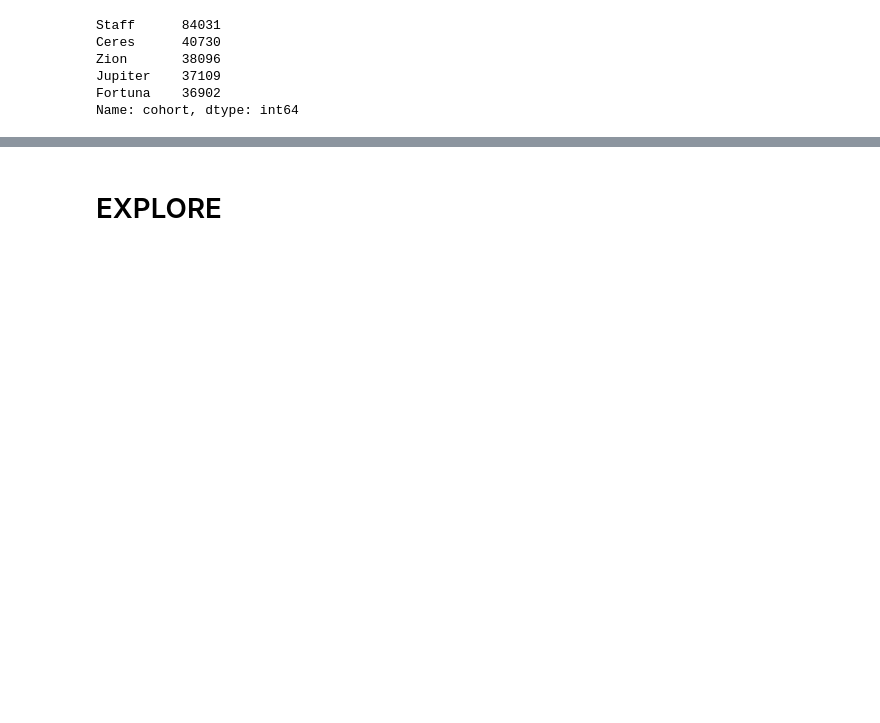
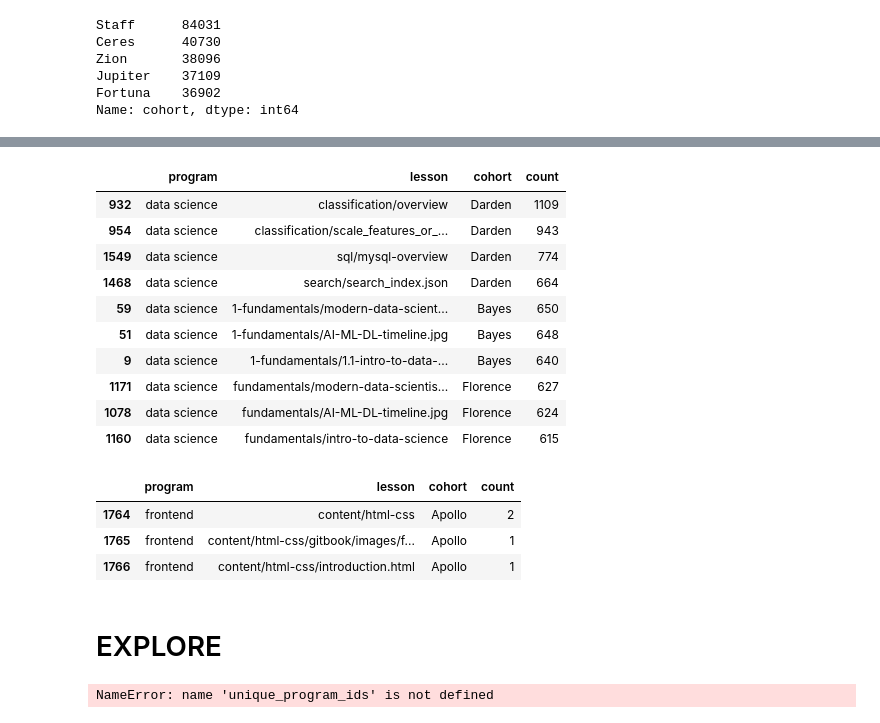
Before and after one commit to Curriculum-Assurance-Team/Curriculum_Engagement_and_Usage_Analysis, a Jupyter notebook: explore_miatta.ipynb, the cells around one changed output, grey strips where cells are left out. Saved outputs shown, nothing was run; the diff lists cells and outputs as text; code cells hidden in the pictures; blank space fills up the shorter version.

```diff
--- a/explore_miatta.ipynb
+++ b/explore_miatta.ipynb
@@ -140,2 +214,29 @@ traffic_df.head()
+# %%
+# Call the function to get top lessons for program
+top_lessons_program_ds = e.get_top_lessons_by_program(logs_df, program='data science')
+"Top Lessons for Program ds:"
+top_lessons_program_ds
+# %% [output]
+|  | program | lesson | cohort | count |
+| 932 | data science | classification/overview | Darden | 1109 |
+| 954 | data science | classification/scale_features_or_... | Darden | 943 |
+| 1549 | data science | sql/mysql-overview | Darden | 774 |
+| 1468 | data science | search/search_index.json | Darden | 664 |
+| 59 | data science | 1-fundamentals/modern-data-scient... | Bayes | 650 |
+| 51 | data science | 1-fundamentals/AI-ML-DL-timeline.jpg | Bayes | 648 |
+| 9 | data science | 1-fundamentals/1.1-intro-to-data-... | Bayes | 640 |
+| 1171 | data science | fundamentals/modern-data-scientis... | Florence | 627 |
+| 1078 | data science | fundamentals/AI-ML-DL-timeline.jpg | Florence | 624 |
+| 1160 | data science | fundamentals/intro-to-data-science | Florence | 615 |
+# %%
+# Call the function to get top lessons for program
+top_lessons_program_fe = e.get_top_lessons_by_program(logs_df, program='frontend')
+"Top Lessons for Program fe:"
+top_lessons_program_fe
+# %% [output]
+|  | program | lesson | cohort | count |
+| 1764 | frontend | content/html-css | Apollo | 2 |
+| 1765 | frontend | content/html-css/gitbook/images/f... | Apollo | 1 |
+| 1766 | frontend | content/html-css/introduction.html | Apollo | 1 |
 # %% [markdown]
 # EXPLORE
@@ -171,0 +243,38 @@ traffic_df.head()
+# %%
+def create_histograms(traffic_df, program_id):
+    # Define a custom color palette
+    color_palette = ['#FF4500', '#FF6347', '#D2691E', '#F4A460', '#8B4513', '#BDB76B', '#2F4F4F']
+
+
+
+    # Get the unique lessons for the program
+    unique_lessons = program_id_traffic['lesson'].unique()
+
+    # Create subplots for each lesson's histogram
+    num_cols = 3  # Number of columns for subplots
+    num_rows = (len(unique_lessons) + num_cols - 1) // num_cols  # Number of rows for subplots
+    fig, axes = plt.subplots(num_rows, num_cols, figsize=(15, 10*num_rows))
+
+    # Iterate through unique lessons and plot histograms
+    for idx, lesson in enumerate(unique_lessons):
+        row = idx // num_cols
+        col = idx % num_cols
+        ax = axes[row, col]
+
+        lesson_traffic = program_id_traffic[program_id_traffic['lesson'] == lesson]
+        ax.hist(lesson_traffic['count'], bins=20, edgecolor='black', color=color_palette[idx % len(color_palette)])
+        ax.set_title(f'Traffic Histogram for Lesson: {lesson} ({program_name})')
+        ax.set_xlabel('Traffic Count')
+        ax.set_ylabel('Frequency')
+
+    plt.tight_layout()
+
+# # Get unique program IDs
+# unique_program_ids = traffic_df['program_id'].unique()
+
+# Loop through program IDs and plot histograms for each program
+for program_id in unique_program_ids:
+    create_histograms(traffic_df, program_id)
+    plt.show()  # Show each set of histograms before moving to the next program
+# %% [output]
+NameError: name 'unique_program_ids' is not defined
```
Also changed, not shown: parts of 18 cells of this notebook.
